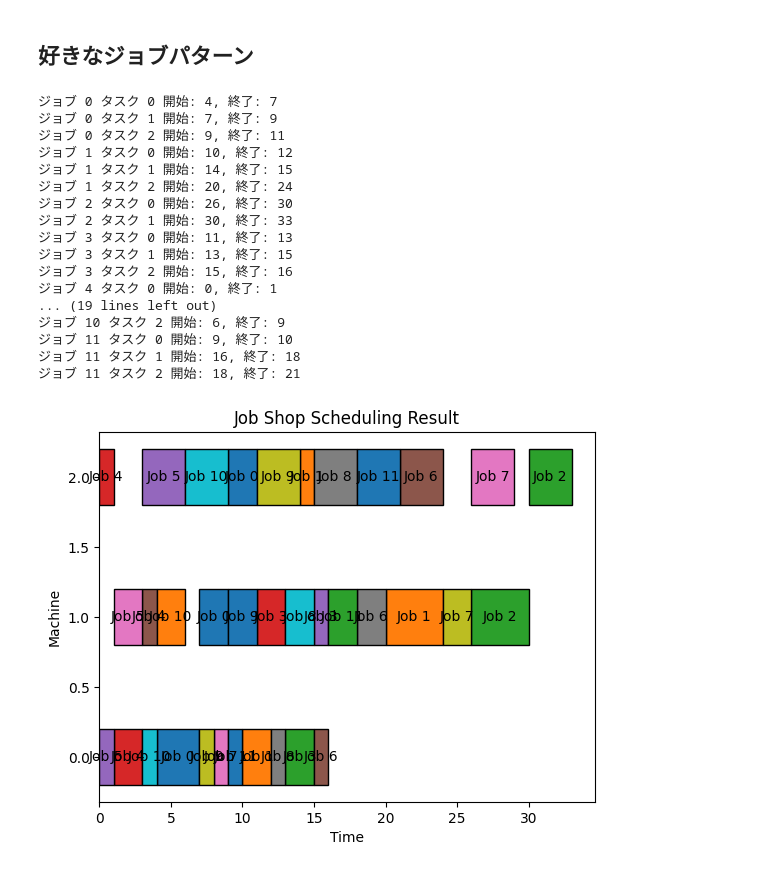
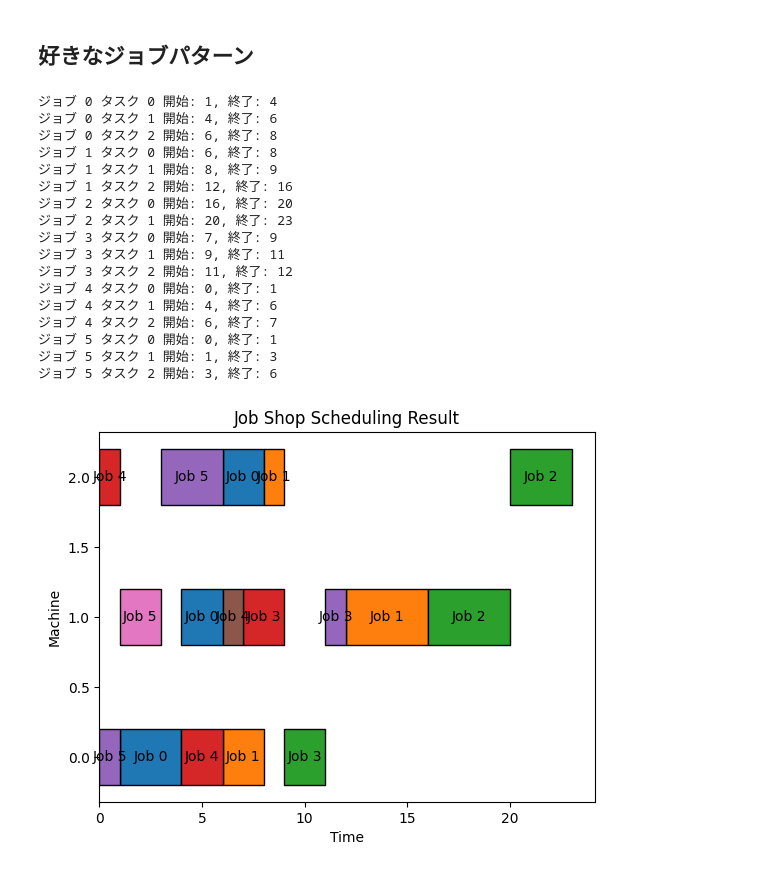
Before and after one commit to yut0takagi/ass-supply-chain-management2, a Jupyter notebook: Task1_Report.ipynb, the cells around one changed output. Cells and saved outputs as stored; diff of their text form; code cells hidden in the pictures.

```diff
--- a/Task1_Report.ipynb
+++ b/Task1_Report.ipynb
@@ -394,39 +400,33 @@ for i in range(3):
 # %%
 jobs_data = [
     [(0, 3), (1, 2), (2, 2)],
     [(0, 2), (2, 1), (1, 4)],
     [(1, 4), (2, 3)],
     [(1, 2), (0, 2), (1, 1)],
     [(2, 1), (0, 2), (1, 1)],
     [(0, 1), (1, 2), (2, 3)],
-    [(0, 1), (1, 2), (2, 3)],
-    [(0, 1), (1, 2), (2, 3)],
-    [(0, 1), (1, 2), (2, 3)],
-    [(0, 1), (1, 2), (2, 3)],
-    [(0, 1), (1, 2), (2, 3)],
-    [(0, 1), (1, 2), (2, 3)],
 ]
 
-job_priorities = [100, 2, 1, 10, 30, 100, 2, 1, 10, 30, 100, 2]
-num_machines = 12
+job_priorities = [100, 2, 1, 10, 30, 100]
+num_machines = 3
 
 opt_orTools.opt_orTools(jobs_data, job_priorities, num_machines)
 # %% [output]
-ジョブ 0 タスク 0 開始: 4, 終了: 7
-ジョブ 0 タスク 1 開始: 7, 終了: 9
-ジョブ 0 タスク 2 開始: 9, 終了: 11
-ジョブ 1 タスク 0 開始: 10, 終了: 12
-ジョブ 1 タスク 1 開始: 14, 終了: 15
-ジョブ 1 タスク 2 開始: 20, 終了: 24
-ジョブ 2 タスク 0 開始: 26, 終了: 30
-ジョブ 2 タスク 1 開始: 30, 終了: 33
-ジョブ 3 タスク 0 開始: 11, 終了: 13
-ジョブ 3 タスク 1 開始: 13, 終了: 15
-ジョブ 3 タスク 2 開始: 15, 終了: 16
+ジョブ 0 タスク 0 開始: 1, 終了: 4
+ジョブ 0 タスク 1 開始: 4, 終了: 6
+ジョブ 0 タスク 2 開始: 6, 終了: 8
+ジョブ 1 タスク 0 開始: 6, 終了: 8
+ジョブ 1 タスク 1 開始: 8, 終了: 9
+ジョブ 1 タスク 2 開始: 12, 終了: 16
+ジョブ 2 タスク 0 開始: 16, 終了: 20
+ジョブ 2 タスク 1 開始: 20, 終了: 23
+ジョブ 3 タスク 0 開始: 7, 終了: 9
+ジョブ 3 タスク 1 開始: 9, 終了: 11
+ジョブ 3 タスク 2 開始: 11, 終了: 12
 ジョブ 4 タスク 0 開始: 0, 終了: 1
-... (19 lines left out)
-ジョブ 10 タスク 2 開始: 6, 終了: 9
-ジョブ 11 タスク 0 開始: 9, 終了: 10
-ジョブ 11 タスク 1 開始: 16, 終了: 18
-ジョブ 11 タスク 2 開始: 18, 終了: 21
+ジョブ 4 タスク 1 開始: 4, 終了: 6
+ジョブ 4 タスク 2 開始: 6, 終了: 7
+ジョブ 5 タスク 0 開始: 0, 終了: 1
+ジョブ 5 タスク 1 開始: 1, 終了: 3
+ジョブ 5 タスク 2 開始: 3, 終了: 6
-[figure, old version]
+[figure, new version]
```
Also changed, not shown: parts of 5 cells of this notebook.
